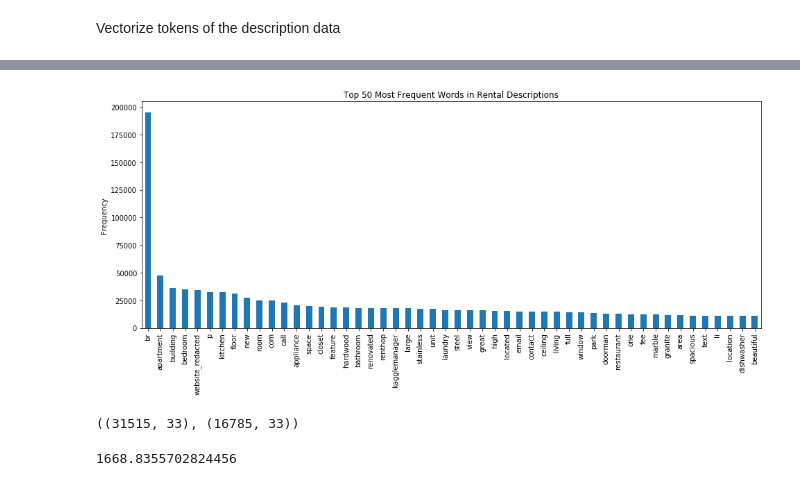
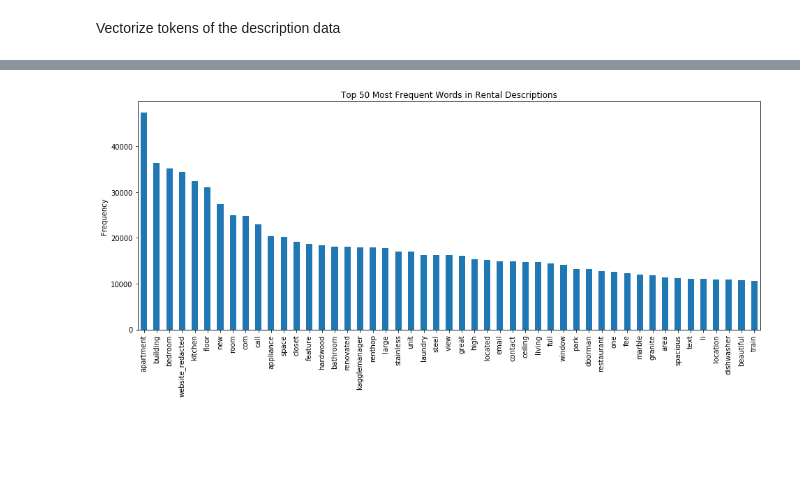
Before and after one commit to LambdaSchool/DEPRECATED-DS-Unit-2-Linear-Models, a Jupyter notebook: Doing_Linear_Regression.ipynb, the cells around one changed output, grey strips where cells are left out. Saved outputs shown, nothing was run; the diff lists cells and outputs as text; code cells hidden in the pictures; blank space fills up the shorter version.

```diff
--- a/Doing_Linear_Regression.ipynb
+++ b/Doing_Linear_Regression.ipynb
@@ -484,9 +482,9 @@ import matplotlib.pyplot as plt
 # %%
 plt.figure(figsize=(16,6))
-word_count[:50].plot.bar()
+word_count[1:50].plot.bar() #skipping 'br' which has a count of nearly 200000
 
 plt.title("Top 50 Most Frequent Words in Rental Descriptions")
 plt.ylabel("Frequency")
 plt.show()
 # %% [output]
-[figure, old version]
+[figure, new version]
@@ -501,4 +490,0 @@ X = vectorizer.fit_transform(df.clean_desc)
-# %%
-train.shape,test.shape
-# %% [output]
-((31515, 33), (16785, 33))
@@ -510,4 +490,0 @@ w_test = X[31515:]
-# %%
-score(w_train,w_test)
-# %% [output]
-1668.8355702824456
```
Also changed, not shown: parts of 51 cells of this notebook.
